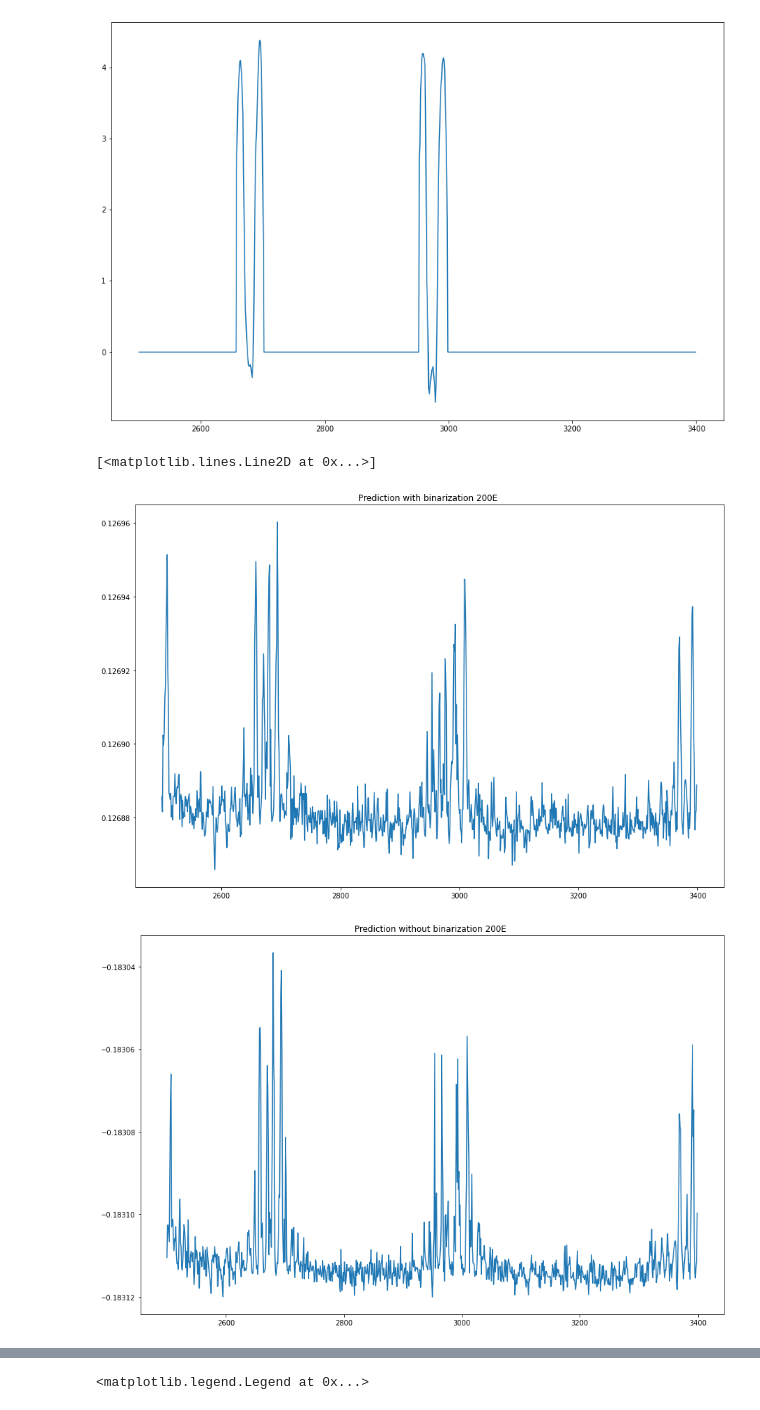
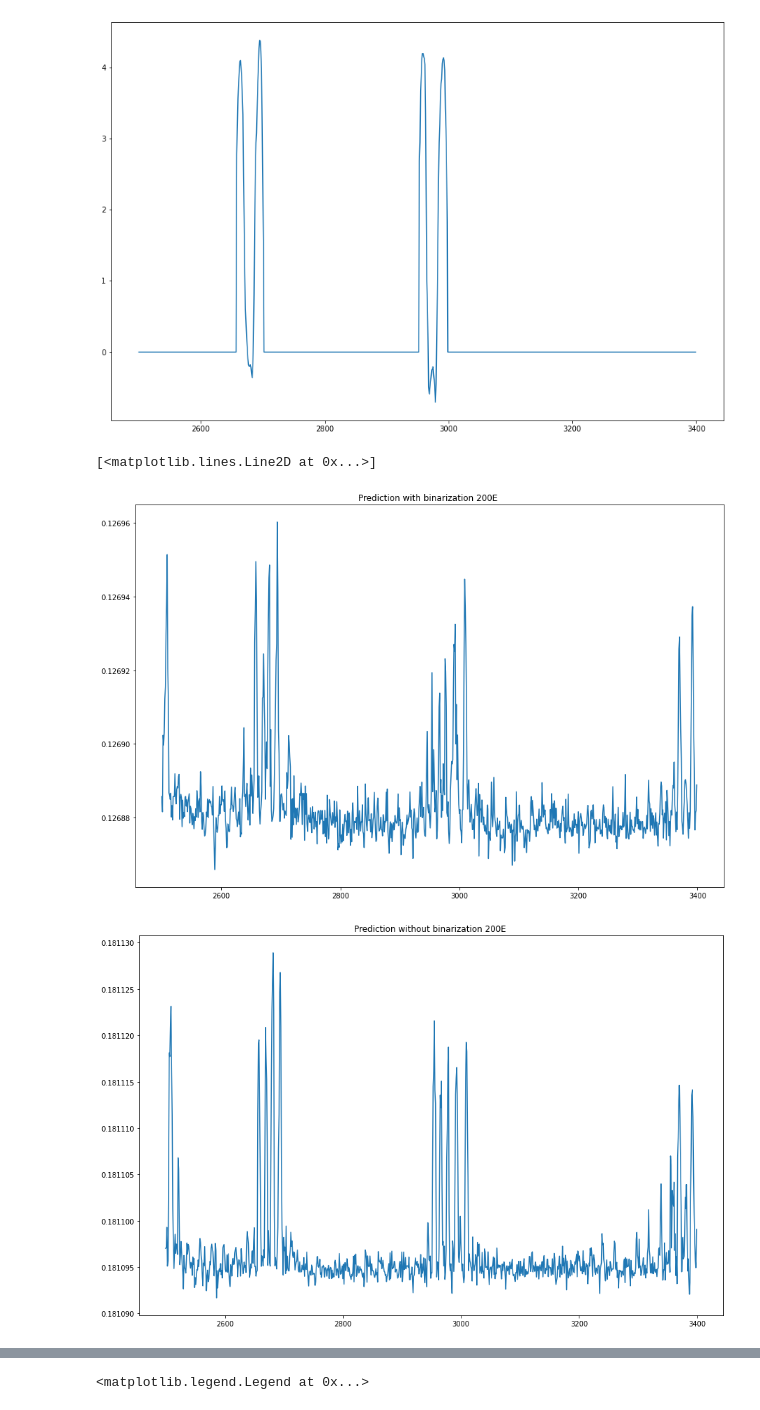
Before and after one commit to sMamooler/Resource-Efficient-ML-Algorithm-for-On-Implant-Neurological-Symptom-Detection, a Jupyter notebook: demoSara.ipynb, the cells around one changed output, grey strips where cells are left out. Drawn from its saved outputs; the diff is of its cells as text; code cells hidden in the pictures.

```diff
--- a/demoSara.ipynb
+++ b/demoSara.ipynb
@@ -50,7 +50,7 @@ class LSTM(nn.Module):
       for idx, w_ in enumerate(weights) :
         with torch.no_grad():
           arr = net.weight_ih_l0[idx].numpy()
-          arr = np.round(arr, 2)*100
+          arr = np.round(arr, 1)*10
 
 
 
@@ -140,26 +167,27 @@ def corr_coeff(x, y):
 # %%
 # preprocessing
 from sklearn.preprocessing import StandardScaler, MinMaxScaler
+scaler = StandardScaler()
 
 def preprocessing(X, testX, Y, testY) :
-    scaler = StandardScaler()
-    scaler1 = MinMaxScaler()
 
     # fit and transform the data
-    #scaled_data = scaler1.fit_transform(X)
-    scaled_data = scaler.fit_transform(X)
+    scaler_data = scaler.fit_transform(X)
     testX = scaler.transform(testX)
     #Y = scaler.fit_transform(Y)
-    #testY = scaler.transform(TestY)
-    return scaled_data, testX, Y, testY
+    #testY = scaler.transform(testY)
+    return scaler_data, testX, Y, testY
 # %%
 import pickle
 
-for Idx_subject in list([10,11,12]): # 3 subjects index 10-12
+for Idx_subject in list([10]): # 3 subjects index 10-12
         prediction = [[],[],[],[],[],[]]
         predictionTest = [[],[],[],[],[],[]]
         model = [[],[],[],[],[],[]]
-        for Finger in list([0,1,2,3,4]): # 5 fingers for each subject. 0:thumb, 1:index, 2:middle ...
+        all_corrcoef = [[],[],[],[],[],[]]
+        all_corrcoef_test = [[],[],[],[],[],[]]
+        all_corrcoef_val = [[],[],[],[],[],[]]
+        for Finger in list([0]): # 5 fingers for each subject. 0:thumb, 1:index, 2:middle ...
 
             #load training data (TrainX: feature vectors, TrainY: labels)
             matData = sio.loadmat(main_path + '/BCImoreData_Subj_'+str(Idx_subject)+'_200msLMP.mat')
@@ -199,20 +227,35 @@ for Idx_subject in list([10,11,12]): # 3 subjects index 10-12
 
             n_hidden = 20
             n_layers = 5
-            n_epochs =  1 #CHANGE THIS
+            n_epochs =  60 #CHANGE THIS
 
             net = LSTM(TrainX, TrainY,  n_hidden, n_layers)
 
-            lossfunc = nn.L1Loss()
+            lossfunc = nn.MSELoss()
 
             optimizer = torch.optim.Adamax(net.parameters())
-            train(TrainX, TrainY, net, lossfunc, optimizer, n_epochs, clip = 5, finger = Finger)
+            corr_train, corr_val, corr_test = train(TrainX, TrainY,TestX,TestY, net, lossfunc, optimizer, num_epoch = 10, clip = 5, finger = Finger)
+            net.eval()
+            trainPred,h = net(torch.from_numpy(TrainX).float(), net.init_hidden(TrainX.shape[0]))
+            prediction[Finger] = trainPred[-1,:,:].detach().numpy().reshape((-1,))
+            corrcoef = np.corrcoef(prediction[Finger],TrainY.reshape((-1,)))
+            all_corrcoef[Finger] = corr_train
+            print ('Correlation coefficient train : {corrcoef}'.format(corrcoef=corrcoef[0,1]))
             # Preprocess the data may leed to better performance. e.g. StandardScaler
             model[Finger] = net
             testPred,h = net(torch.from_numpy(TestX).float(), net.init_hidden(TestX.shape[0]))
             predictionTest[Finger] = testPred[-1,:,:].detach().numpy().reshape((-1,))
+            #predictionTest[Finger] = scaler.inverse_transform(predictionTest[Finger])
             corrcoef = np.corrcoef(predictionTest[Finger],TestY.reshape((-1,)))
+            all_corrcoef_test[Finger] = corr_test
+            all_corrcoef_val[Finger] = corr_val
             print ('Correlation coefficient test : {corrcoef}'.format(corrcoef=corrcoef[0,1]))
+        with open(os.path.join(result_path, 'corrcoefNoBin_'+str(n_epochs)+'E_Sbj' + str(Idx_subject)), 'wb') as f:
+          pickle.dump(all_corrcoef, f)
+        with open(os.path.join(result_path, 'corrcoef_valNoBin_'+str(n_epochs)+'E_Sbj' + str(Idx_subject)), 'wb') as f:
+          pickle.dump(all_corrcoef_val, f)
+        with open(os.path.join(result_path, 'corrcoef_testNoBin_'+str(n_epochs)+'E_Sbj' + str(Idx_subject)), 'wb') as f:
+          pickle.dump(all_corrcoef_test, f)
         with open(os.path.join(result_path, 'predictionsNoBin_'+str(n_epochs)+'E_Sbj' + str(Idx_subject)), 'wb') as f:
           pickle.dump(prediction, f)
         with open(os.path.join(result_path, 'modelNoBin_'+str(n_epochs)+'E_Sbj' + str(Idx_subject)), 'wb') as fi:
@@ -259,25 +321,25 @@ plt.plot(x[2500:3400], TrainYShifted[2500:3400, 0])
 # %%
 with open(os.path.join(result_path, 'predictionsBin_200E_Sbj10'), 'rb') as f:
     resultBin200 = pickle.load(f)
 
-with open(os.path.join(result_path, 'predictionsNoBin_200E_Sbj10'), 'rb') as f:
+with open(os.path.join(result_path, 'predictionsNoBin_500E_Sbj10'), 'rb') as f:
     resultNoBin200 = pickle.load(f)
 x = np.arange(TrainYShifted.shape[0])
 fig_bin = plt.figure(figsize=(15,10))
 plt.title('Prediction with binarization 200E ')
 plt.plot(x[2500:3400], resultBin200[2][2500:3400])
 fig_pred.show()
 fig_pred = plt.figure(figsize=(15,10))
 plt.title('Prediction without binarization 200E ')
 plt.plot(x[2500:3400], resultNoBin200[2][2500:3400])
 fig_pred.show()
 fig_label = plt.figure(figsize=(15,10))
 plt.title('Actual label')
 plt.plot(x[2500:3400], TrainYShifted[2500:3400, 0])
 # %% [output]
 [<matplotlib.lines.Line2D at 0x...>]
 [figure]
-[figure, old version]
+[figure, new version]
 [figure]
 # %%
 
```
Also changed, not shown: parts of 7 cells of this notebook.
